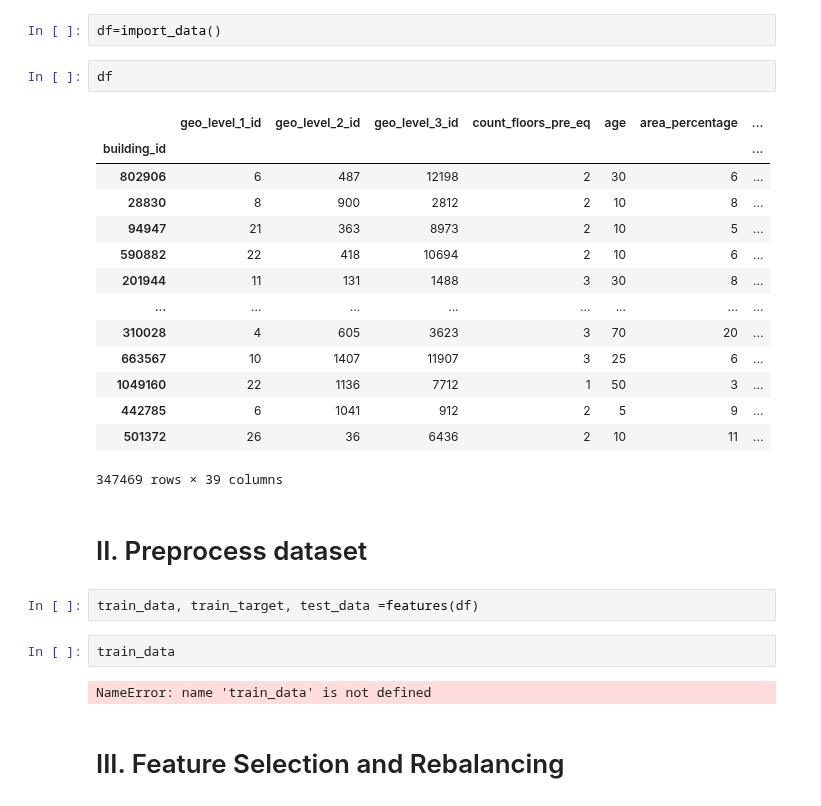
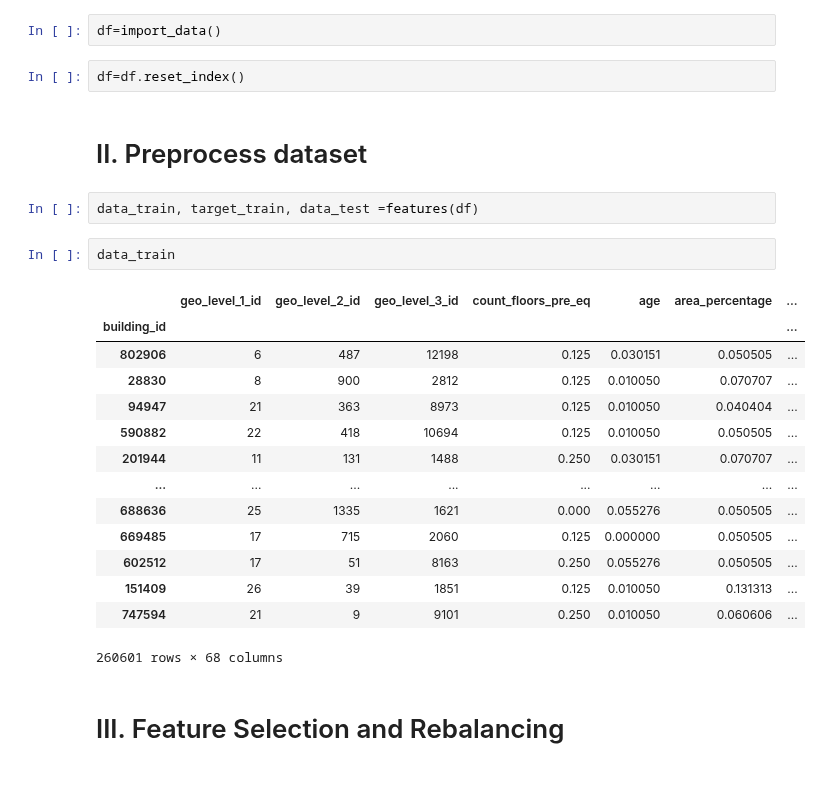
Before and after one commit to NiklasSabel/data_mining_1, a Jupyter notebook: notebooks/Niklas_Models.ipynb, the cells around one changed output. Drawn from its saved outputs; the diff is of its cells as text.

```diff
--- a/notebooks/Niklas_Models.ipynb
+++ b/notebooks/Niklas_Models.ipynb
@@ -16,30 +18,28 @@ pd.options.display.max_columns =70
 # %%
 df=import_data()
 # %%
-df
+df=df.reset_index()
-# %% [output]
-|  | geo_level_1_id | geo_level_2_id | geo_level_3_id | count_floors_pre_eq | age | area_percentage | ... |
-| building_id |  |  |  |  |  |  | ... |
-| 802906 | 6 | 487 | 12198 | 2 | 30 | 6 | ... |
-| 28830 | 8 | 900 | 2812 | 2 | 10 | 8 | ... |
-| 94947 | 21 | 363 | 8973 | 2 | 10 | 5 | ... |
-| 590882 | 22 | 418 | 10694 | 2 | 10 | 6 | ... |
-| 201944 | 11 | 131 | 1488 | 3 | 30 | 8 | ... |
-| ... | ... | ... | ... | ... | ... | ... | ... |
-| 310028 | 4 | 605 | 3623 | 3 | 70 | 20 | ... |
-| 663567 | 10 | 1407 | 11907 | 3 | 25 | 6 | ... |
-| 1049160 | 22 | 1136 | 7712 | 1 | 50 | 3 | ... |
-| 442785 | 6 | 1041 | 912 | 2 | 5 | 9 | ... |
-| 501372 | 26 | 36 | 6436 | 2 | 10 | 11 | ... |
-347469 rows × 39 columns
 # %% [markdown]
 # II. Preprocess dataset
-# %%
-train_data, train_target, test_data =features(df)
-# %%
-train_data
-# %% [output]
-NameError: name 'train_data' is not defined
+# %%
+data_train, target_train, data_test =features(df)
+# %%
+data_train
+# %% [output]
+|  | geo_level_1_id | geo_level_2_id | geo_level_3_id | count_floors_pre_eq | age | area_percentage | ... |
+| building_id |  |  |  |  |  |  | ... |
+| 802906 | 6 | 487 | 12198 | 0.125 | 0.030151 | 0.050505 | ... |
+| 28830 | 8 | 900 | 2812 | 0.125 | 0.010050 | 0.070707 | ... |
+| 94947 | 21 | 363 | 8973 | 0.125 | 0.010050 | 0.040404 | ... |
+| 590882 | 22 | 418 | 10694 | 0.125 | 0.010050 | 0.050505 | ... |
+| 201944 | 11 | 131 | 1488 | 0.250 | 0.030151 | 0.070707 | ... |
+| ... | ... | ... | ... | ... | ... | ... | ... |
+| 688636 | 25 | 1335 | 1621 | 0.000 | 0.055276 | 0.050505 | ... |
+| 669485 | 17 | 715 | 2060 | 0.125 | 0.000000 | 0.050505 | ... |
+| 602512 | 17 | 51 | 8163 | 0.250 | 0.055276 | 0.050505 | ... |
+| 151409 | 26 | 39 | 1851 | 0.125 | 0.010050 | 0.131313 | ... |
+| 747594 | 21 | 9 | 9101 | 0.250 | 0.010050 | 0.060606 | ... |
+260601 rows × 68 columns
 # %% [markdown]
 # III. Feature Selection and Rebalancing
 # %% [markdown]
```
Also changed, not shown: parts of 19 cells of this notebook.
